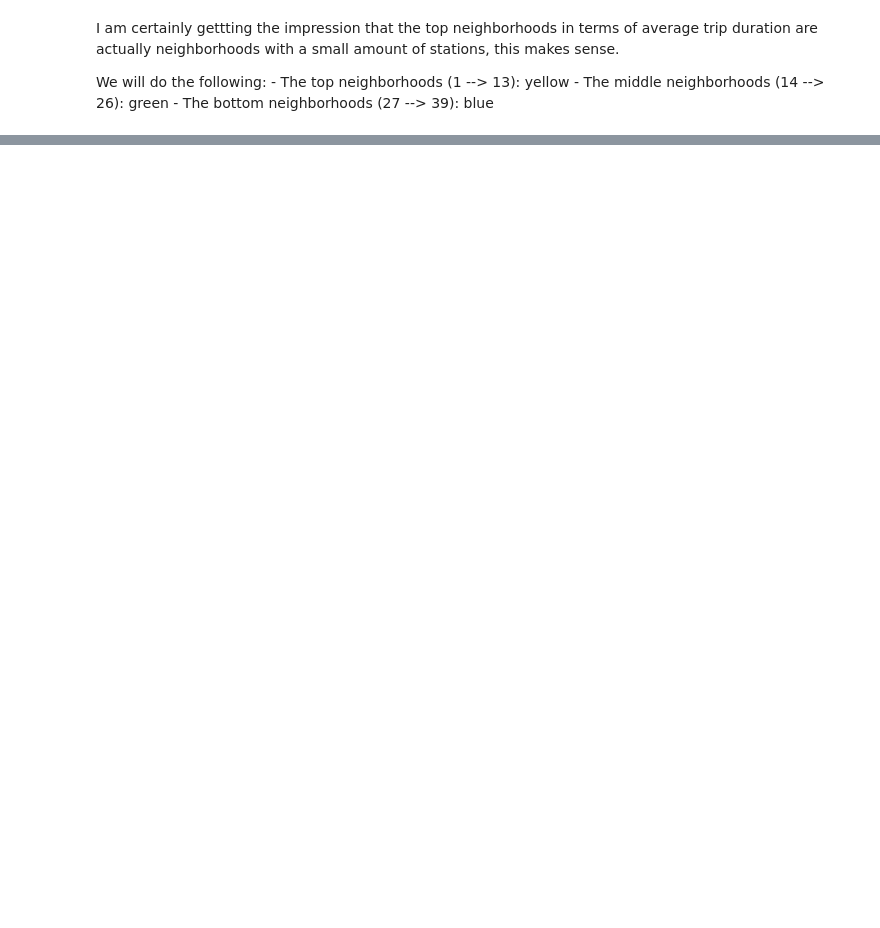
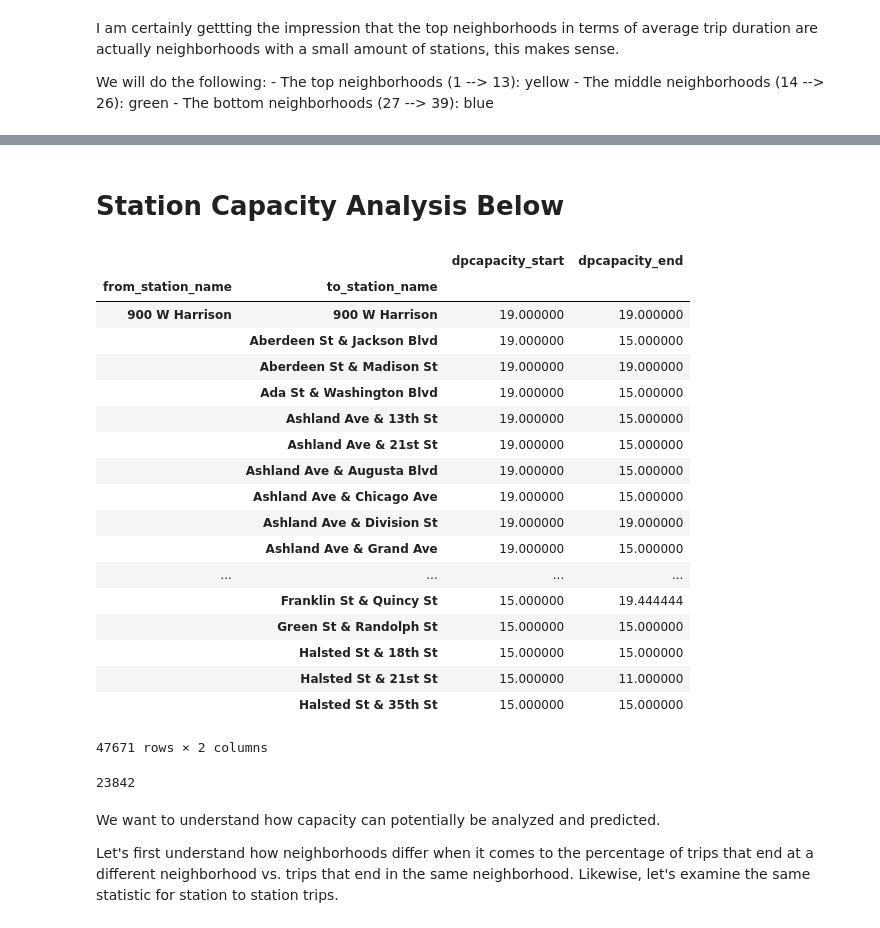
Before and after one commit to marcusbischof/divvy_exploratory_project, a Jupyter notebook: notebooks/eda.ipynb, the cells around one changed output, grey strips where cells are left out. Drawn from its saved outputs; the diff is of its cells as text; code cells hidden in the pictures; blank space fills up the shorter version.

```diff
--- a/notebooks/eda.ipynb
+++ b/notebooks/eda.ipynb
@@ -192,0 +250,32 @@ df.describe()
+# %% [markdown]
+# Station Capacity Analysis Below
+# %%
+df[['from_station_name', 'to_station_name', 'dpcapacity_start', 'dpcapacity_end']].groupby(['from_station_name', 'to_station_name']).mean().dropna()
+# %% [output]
+|  |  | dpcapacity_start | dpcapacity_end |
+| from_station_name | to_station_name |  |  |
+| 900 W Harrison | 900 W Harrison | 19.000000 | 19.000000 |
+|  | Aberdeen St & Jackson Blvd | 19.000000 | 15.000000 |
+|  | Aberdeen St & Madison St | 19.000000 | 19.000000 |
+|  | Ada St & Washington Blvd | 19.000000 | 15.000000 |
+|  | Ashland Ave & 13th St | 19.000000 | 15.000000 |
+|  | Ashland Ave & 21st St | 19.000000 | 15.000000 |
+|  | Ashland Ave & Augusta Blvd | 19.000000 | 15.000000 |
+|  | Ashland Ave & Chicago Ave | 19.000000 | 15.000000 |
+|  | Ashland Ave & Division St | 19.000000 | 19.000000 |
+|  | Ashland Ave & Grand Ave | 19.000000 | 15.000000 |
+| ... | ... | ... | ... |
+|  | Franklin St & Quincy St | 15.000000 | 19.444444 |
+|  | Green St & Randolph St | 15.000000 | 15.000000 |
+|  | Halsted St & 18th St | 15.000000 | 15.000000 |
+|  | Halsted St & 21st St | 15.000000 | 11.000000 |
+|  | Halsted St & 35th St | 15.000000 | 15.000000 |
+47671 rows × 2 columns
+# %%
+len(df[(df.from_neighborhood == 'Wicker Park') & (df.to_neighborhood != 'Wicker Park')])
+# %% [output]
+23842
+# %% [markdown]
+We want to understand how capacity can potentially be analyzed and predicted.
+
+Let's first understand how neighborhoods differ when it comes to the percentage of trips that end at a different neighborhood vs. trips that end in the same neighborhood. Likewise, let's examine the same statistic for station to station trips.
```
Also changed, not shown: parts of 23 cells of this notebook, 1 other file.
